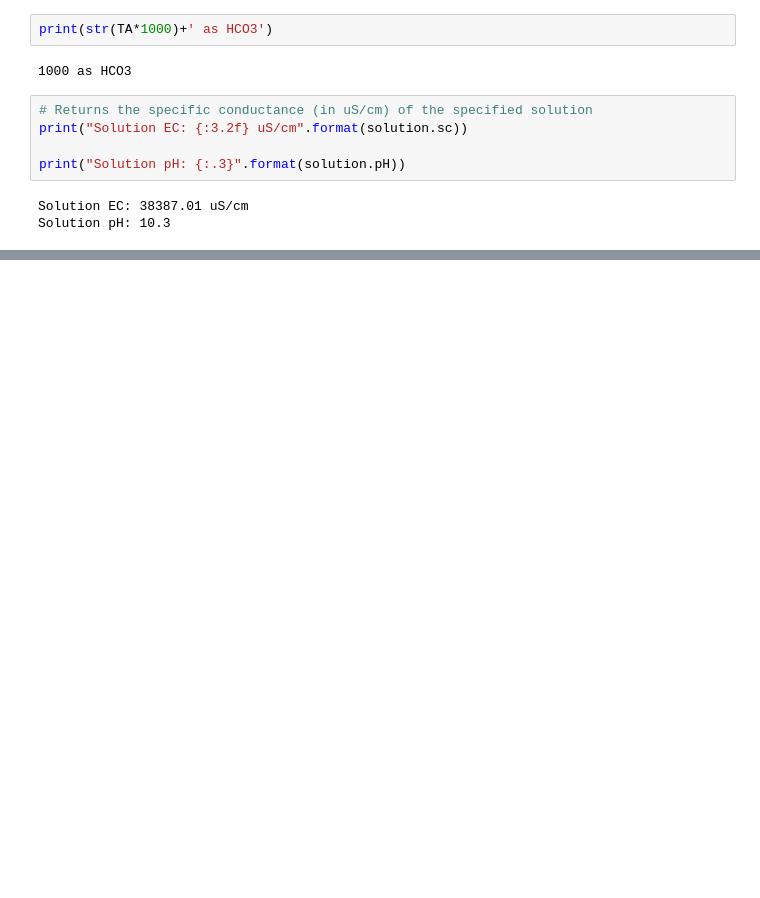
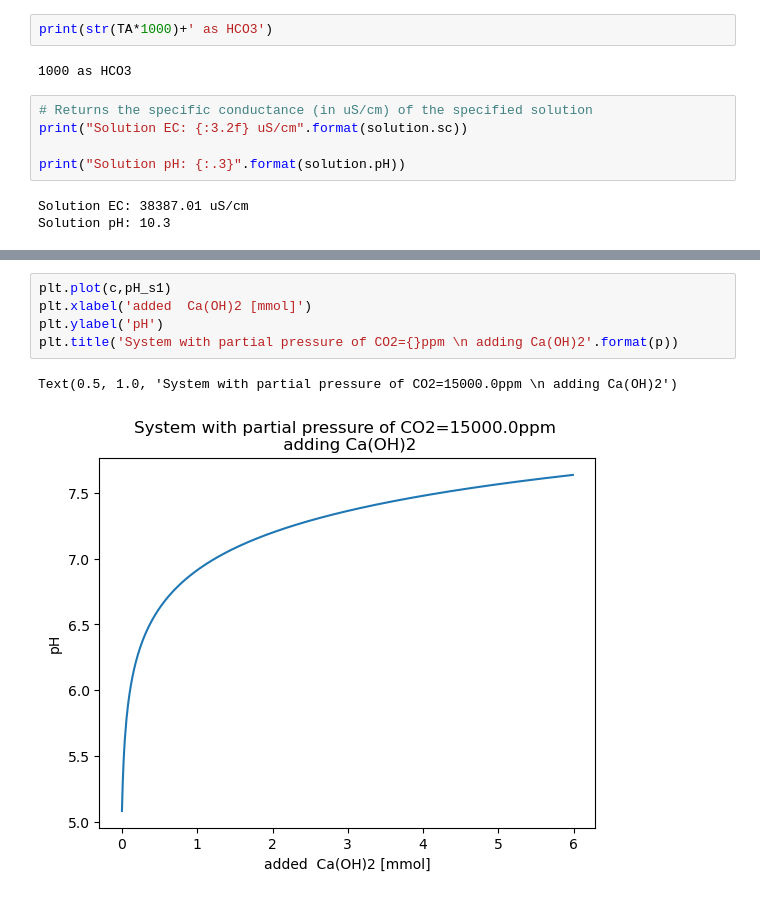
Before and after one commit to 5ir-Lancelot/alkalinity, a Jupyter notebook: BAM-EC-model.ipynb, the cells around one changed output, grey strips where cells are left out. Saved outputs shown, nothing was run; the diff lists cells and outputs as text; blank space fills up the shorter version.

```diff
--- a/BAM-EC-model.ipynb
+++ b/BAM-EC-model.ipynb
@@ -231,0 +207,8 @@ solution_dunite.sc
+# %%
+plt.plot(c,pH_s1)
+plt.xlabel('added  Ca(OH)2 [mmol]')
+plt.ylabel('pH')
+plt.title('System with partial pressure of CO2={}ppm \n adding Ca(OH)2'.format(p))
+# %% [output]
+Text(0.5, 1.0, 'System with partial pressure of CO2=15000.0ppm \n adding Ca(OH)2')
+[figure, added]
```
Also changed, not shown: parts of 18 cells of this notebook.
